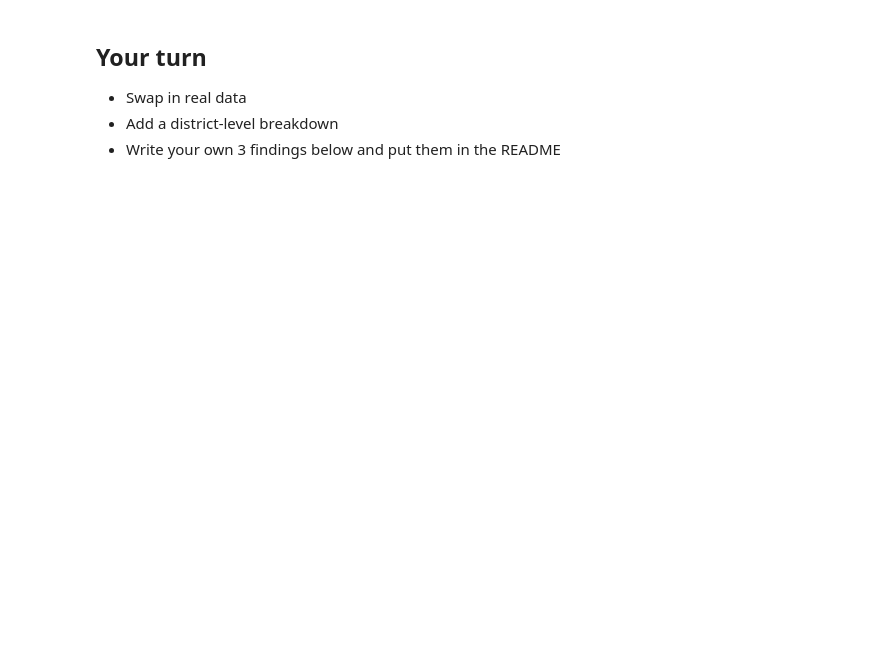
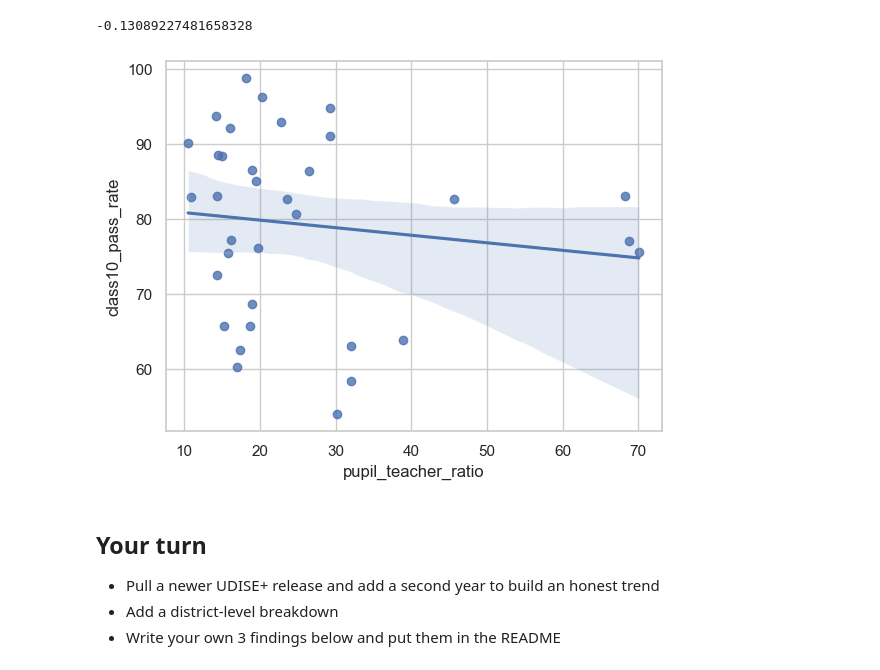
Before and after one commit to Ganatra-Ruchir/india-education-gap-analysis, a Jupyter notebook: notebooks/exploration.ipynb, the cells around one changed output. Drawn from its saved outputs; the diff is of its cells as text; code cells hidden in the pictures; blank space fills up the shorter version.

```diff
--- a/notebooks/exploration.ipynb
+++ b/notebooks/exploration.ipynb
@@ -32,11 +73,15 @@ plt.show()
 # %%
-# Correlation: crowding vs dropout
-print(latest['pupil_teacher_ratio'].corr(latest['dropout_rate_secondary']))
-sns.regplot(data=latest, x='pupil_teacher_ratio', y='dropout_rate_secondary')
+# Correlation: classroom crowding vs Class 10 pass rate (real, r ~ -0.13 -- weak/null)
+d = df.dropna(subset=['class10_pass_rate'])
+print(d['pupil_teacher_ratio'].corr(d['class10_pass_rate']))
+sns.regplot(data=d, x='pupil_teacher_ratio', y='class10_pass_rate')
 plt.show()
+# %% [output]
+-0.13089227481658328
+[figure, added]
 # %% [markdown]
 ## Your turn
 
-- Swap in real data
+- Pull a newer UDISE+ release and add a second year to build an honest trend
 - Add a district-level breakdown
 - Write your own 3 findings below and put them in the README
```
Also changed, not shown: parts of 7 cells of this notebook, 23 other files.
